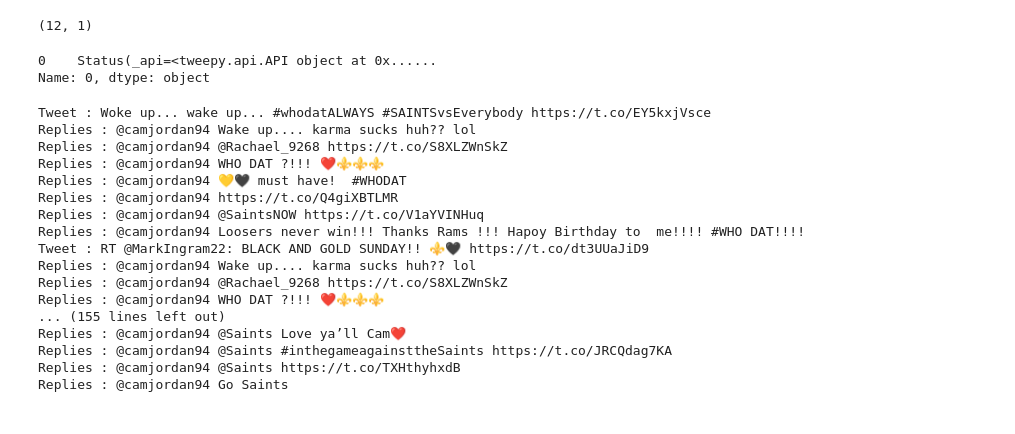
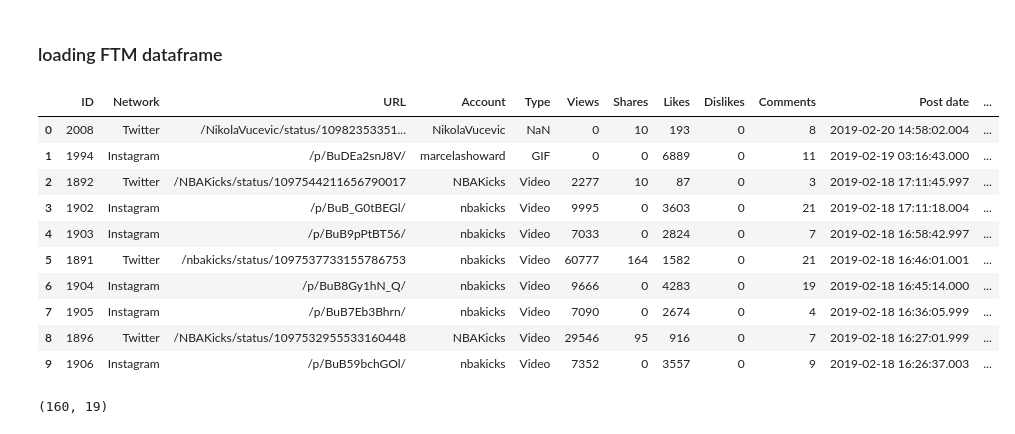
Before and after one commit to jtillis0317/Drills-and-Projects, a Jupyter notebook: Fresh Tape Media Project.ipynb, the cells around one changed output. Cells and saved outputs as stored; diff of their text form; code cells hidden in the pictures.

```diff
--- a/Fresh Tape Media Project.ipynb
+++ b/Fresh Tape Media Project.ipynb
@@ -84,40 +36,22 @@ df = pd.DataFrame(api.search(q="to:TwitterSports", since_id=tweet_id))
-# %%
-df.shape
-# %% [output]
-(12, 1)
-# %%
-df.iloc[0]
-# %% [output]
-0    Status(_api=<tweepy.api.API object at 0x......
-Name: 0, dtype: object
-# %%
-replies=[]
-#non_bmp_map = dict.fromkeys(range(0x10000, sys.maxunicode + 1), 0xfffd)
-
-for full_tweets in tweepy.Cursor(api.user_timeline, screen_name='camjordan94',timeout=999999).items(13):
-    for tweet in tweepy.Cursor(api.search,q='to:camjordan94', since_id=tweet_id, timeout=999999).items(1000):
-        if hasattr(tweet, 'in_reply_to_status_id_str'):
-            if (tweet.in_reply_to_status_id_str==full_tweets.id_str):
-                replies.append(tweet.text)
-    print("Tweet :",full_tweets.text)
-    for r in replies:
-        print("Replies :",r)
-  #replies.clear()
-# %% [output]
-Tweet : Woke up... wake up... #whodatALWAYS #SAINTSvsEverybody https://t.co/EY5kxjVsce
-Replies : @camjordan94 Wake up.... karma sucks huh?? lol
-Replies : @camjordan94 @Rachael_9268 https://t.co/S8XLZWnSkZ
-Replies : @camjordan94 WHO DAT ?!!! ❤️⚜️⚜️⚜️
-Replies : @camjordan94 💛🖤 must have!  #WHODAT
-Replies : @camjordan94 https://t.co/Q4giXBTLMR
-Replies : @camjordan94 @SaintsNOW https://t.co/V1aYVINHuq
-Replies : @camjordan94 Loosers never win!!! Thanks Rams !!! Hapoy Birthday to  me!!!! #WHO DAT!!!!
-Tweet : RT @MarkIngram22: BLACK AND GOLD SUNDAY!! ⚜️🖤 https://t.co/dt3UUaJiD9
-Replies : @camjordan94 Wake up.... karma sucks huh?? lol
-Replies : @camjordan94 @Rachael_9268 https://t.co/S8XLZWnSkZ
-Replies : @camjordan94 WHO DAT ?!!! ❤️⚜️⚜️⚜️
-... (155 lines left out)
-Replies : @camjordan94 @Saints Love ya’ll Cam❤️
-Replies : @camjordan94 @Saints #inthegameagainsttheSaints https://t.co/JRCQdag7KA
-Replies : @camjordan94 @Saints https://t.co/TXHthyhxdB
-Replies : @camjordan94 Go Saints
+# %% [markdown]
+### loading FTM dataframe
+# %%
+FTM_df = pd.read_excel("FTMTweets3.xlsx")
+# %%
+FTM_df.head(10)
+# %% [output]
+|  | ID | Network | URL | Account | Type | Views | Shares | Likes | Dislikes | Comments | Post date | ... |
+| 0 | 2008 | Twitter | /NikolaVucevic/status/10982353351... | NikolaVucevic | NaN | 0 | 10 | 193 | 0 | 8 | 2019-02-20 14:58:02.004 | ... |
+| 1 | 1994 | Instagram | /p/BuDEa2snJ8V/ | marcelashoward | GIF | 0 | 0 | 6889 | 0 | 11 | 2019-02-19 03:16:43.000 | ... |
+| 2 | 1892 | Twitter | /NBAKicks/status/1097544211656790017 | NBAKicks | Video | 2277 | 10 | 87 | 0 | 3 | 2019-02-18 17:11:45.997 | ... |
+| 3 | 1902 | Instagram | /p/BuB_G0tBEGl/ | nbakicks | Video | 9995 | 0 | 3603 | 0 | 21 | 2019-02-18 17:11:18.004 | ... |
+| 4 | 1903 | Instagram | /p/BuB9pPtBT56/ | nbakicks | Video | 7033 | 0 | 2824 | 0 | 7 | 2019-02-18 16:58:42.997 | ... |
+| 5 | 1891 | Twitter | /nbakicks/status/1097537733155786753 | nbakicks | Video | 60777 | 164 | 1582 | 0 | 21 | 2019-02-18 16:46:01.001 | ... |
+| 6 | 1904 | Instagram | /p/BuB8Gy1hN_Q/ | nbakicks | Video | 9666 | 0 | 4283 | 0 | 19 | 2019-02-18 16:45:14.000 | ... |
+| 7 | 1905 | Instagram | /p/BuB7Eb3Bhrn/ | nbakicks | Video | 7090 | 0 | 2674 | 0 | 4 | 2019-02-18 16:36:05.999 | ... |
+| 8 | 1896 | Twitter | /NBAKicks/status/1097532955533160448 | NBAKicks | Video | 29546 | 95 | 916 | 0 | 7 | 2019-02-18 16:27:01.999 | ... |
+| 9 | 1906 | Instagram | /p/BuB59bchGOl/ | nbakicks | Video | 7352 | 0 | 3557 | 0 | 9 | 2019-02-18 16:26:37.003 | ... |
+# %%
+FTM_df.shape
+# %% [output]
+(160, 19)
```
Also changed, not shown: parts of 102 cells of this notebook.
